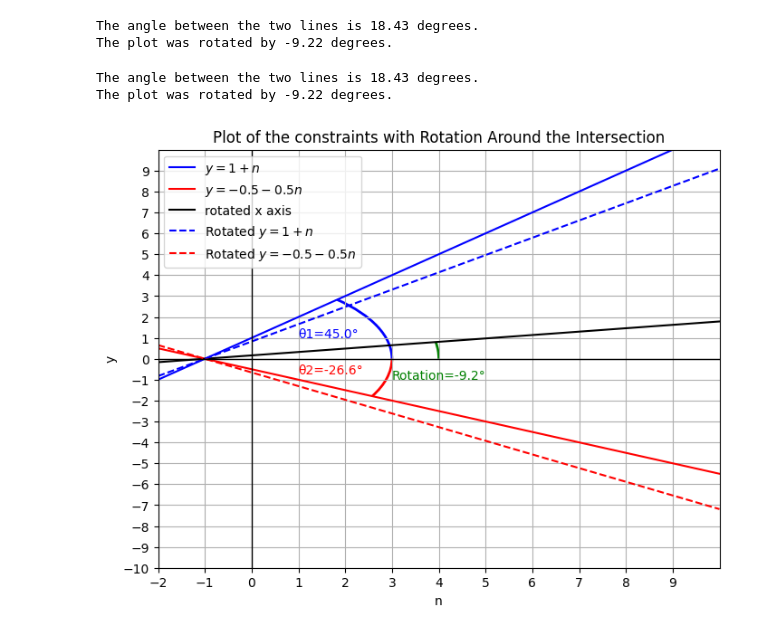
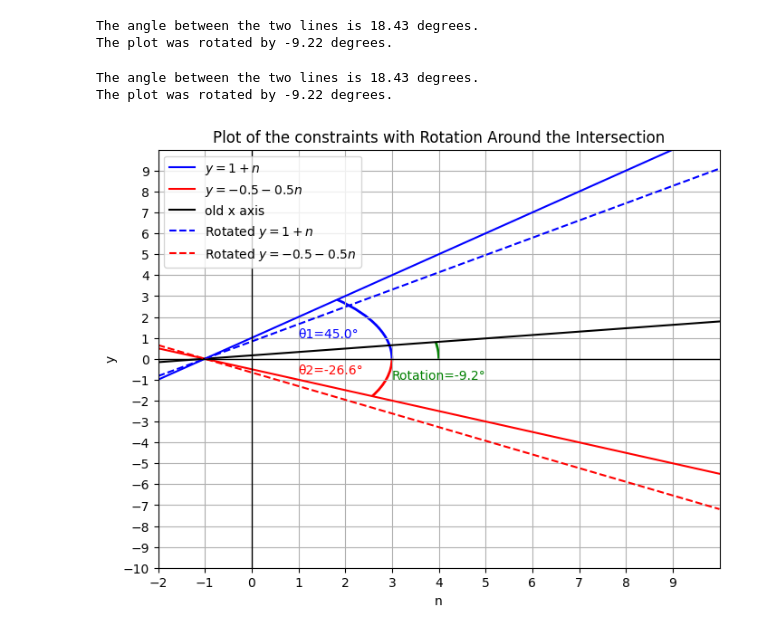
Before and after one commit to dm1trykrylov/optimal-stopping-conditioned-rw, a Jupyter notebook: main.ipynb, the cells around one changed output. Saved outputs shown, nothing was run; the diff lists cells and outputs as text; code cells hidden in the pictures.

Commit message:
Fix label

```diff
--- a/main.ipynb
+++ b/main.ipynb
@@ -436,7 +436,7 @@ plt.figure(figsize=(8, 6))
 # Plot the two lines
 plt.plot(n, y1, label=r'$y = 1 + n$', color='b')
 plt.plot(n, y2, label=r'$y = -0.5 - 0.5n$', color='r')
-plt.plot(n, y3, label=r'rotated x axis', color='k')
+plt.plot(n, y3, label=r'old x axis', color='k')
 
 # Coordinates of the intersection point (-1, 0)
 intersection_x = -1
@@ -495,31 +495,31 @@ plt.gca().add_patch(arc2)
 plt.text(intersection_x + 2, intersection_y - 0.7, f'θ2={theta2_deg:.1f}°', color='red')
 
 # Rotation angle arc (purple) near rotated lines
 arc_radius = 5.0
 rot_deg = np.degrees(rotation_angle)
 arc3 = Arc((intersection_x, intersection_y), 2*arc_radius, 2*arc_radius, angle=0,
            theta1=0, theta2=-rot_deg, color='green', linewidth=2)
 plt.gca().add_patch(arc3)
 plt.text(intersection_x + 4, intersection_y -1, f'Rotation={rot_deg:.1f}°', color='green')
 
 # Adjust the ticks on the y-axis (step size = 1)
 plt.yticks(np.arange(-10, 10))
 
 # Adjust the ticks on the x-axis (step size = 1)
 plt.xticks(np.arange(-2, 10))  # Use the same values as n for x-axis ticks
 
 # Adjusting the axis limits based on the rotated lines
 plt.xlim(- 2, 10)  # Add padding for x-axis
 plt.ylim(-10, 10)  # Add padding for y-axis
 
 # Show the plot
 #plt.show()
 plt.savefig('images/rotation_example.png', dpi=300)
 
 # Print the calculated angle alpha in degrees
 print(f"The angle between the two lines is {alpha * 180 / np.pi:.2f} degrees.")
 print(f"The plot was rotated by {rotation_angle * 180 / np.pi:.2f} degrees.")
 # %% [output]
 The angle between the two lines is 18.43 degrees.
 The plot was rotated by -9.22 degrees.
-[figure, old version]
+[figure, new version]
```
Also changed, not shown: 1 other file.
